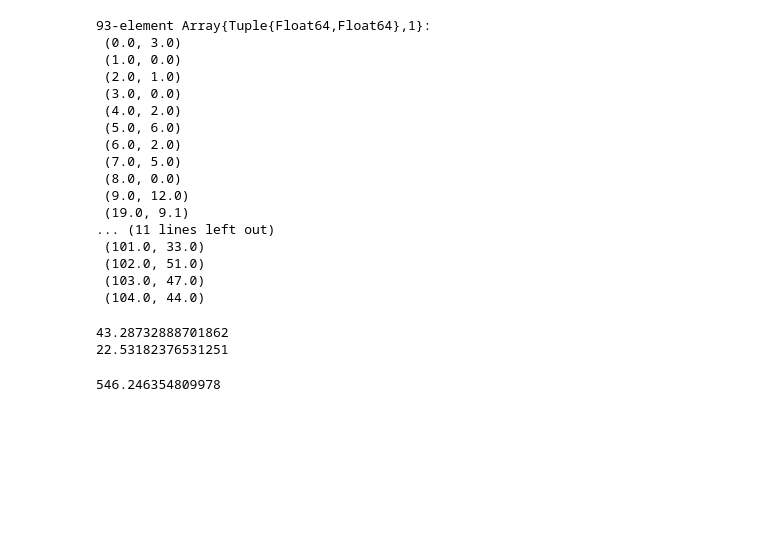
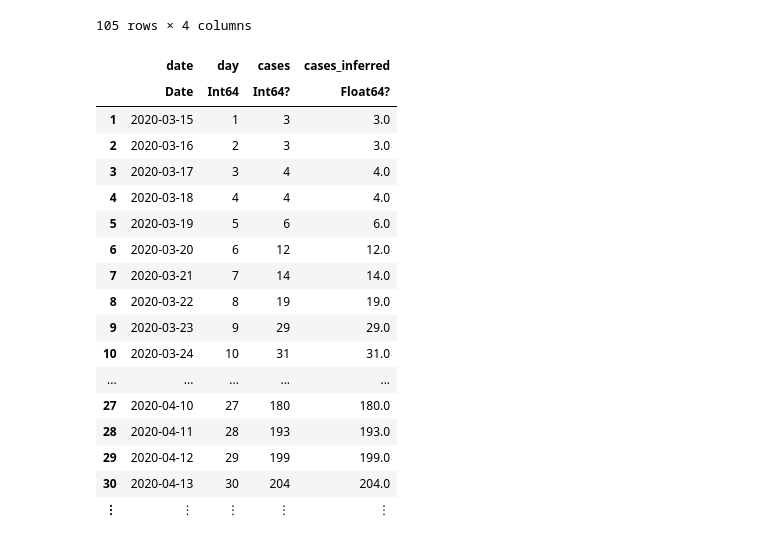
Before and after one commit to DevJac/covid-graphs, a Jupyter notebook: COVID19 in Davis County.ipynb, the cells around one changed output. Saved outputs shown, nothing was run; the diff lists cells and outputs as text; code cells hidden in the pictures; blank space fills up the shorter version.

Commit message:
Use DataFrames

```diff
--- a/COVID19 in Davis County.ipynb
+++ b/COVID19 in Davis County.ipynb
@@ -6,5 +10,5 @@ using QuadGK
 # %%
-davis_county = [
+d = [
     (Date(2020, 3, 15), 3),
     (Date(2020, 3, 16), 3),
     (Date(2020, 3, 17), 4),
@@ -104,4 +108,4 @@ davis_county = [
     (Date(2020, 6, 25), 989, 65, 4),
     (Date(2020, 6, 26), 1036, 70, 4),
     (Date(2020, 6, 27), 1080, 75, 4),
-]
+];
@@ -146,31 +111,0 @@ cumulative = [(i[1], i[2]) for i in davis_county]
-# %%
-daily_change = Tuple{Float64,Float64}[]
-for i in 1:length(davis_county)
-    if i == 1
-        push!(daily_change, (0, davis_county[i][2]))
-    else
-        case_delta = davis_county[i][2] - davis_county[i-1][2]
-        time_delta = (davis_county[i][1] - davis_county[i-1][1]).value
-        day = (davis_county[i][1] - davis_county[1][1]).value
-        push!(daily_change, (day, case_delta / time_delta))
-    end
-end
-daily_change
-# %% [output]
-93-element Array{Tuple{Float64,Float64},1}:
- (0.0, 3.0)
- (1.0, 0.0)
- (2.0, 1.0)
- (3.0, 0.0)
- (4.0, 2.0)
- (5.0, 6.0)
- (6.0, 2.0)
- (7.0, 5.0)
- (8.0, 0.0)
- (9.0, 12.0)
- (19.0, 9.1)
-... (11 lines left out)
- (101.0, 33.0)
- (102.0, 51.0)
- (103.0, 47.0)
- (104.0, 44.0)
@@ -184,8 +111,0 @@ plot!(predict(daily_change_model, start:stop))
-# %%
-davis_county_population = 356_000
-current_daily_growth = predict(daily_change_model, [stop])[1]
-println(current_daily_growth)
-println(davis_county_population / current_daily_growth / 365)
-# %% [output]
-43.28732888701862
-22.53182376531251
@@ -196,4 +112,28 @@ plot(start:stop, active_cases, legend=false)
-# %%
-active_cases(stop)
-# %% [output]
-546.246354809978
+# %%
+dates = d[1][1] : Day(1) : d[end][1]
+df = DataFrame(date=dates, day=1:length(dates), cases=missings(Int64, length(dates)))
+for t in d
+    df[df.date .== t[1], :cases] = [t[2]]
+end
+df.cases_inferred = Impute.interp(convert(Array{Union{Missing,Float64}}, df[:, :cases]))
+df
+# %% [output]
+105 rows × 4 columns
+|  | date | day | cases | cases_inferred |
+|  | Date | Int64 | Int64? | Float64? |
+| 1 | 2020-03-15 | 1 | 3 | 3.0 |
+| 2 | 2020-03-16 | 2 | 3 | 3.0 |
+| 3 | 2020-03-17 | 3 | 4 | 4.0 |
+| 4 | 2020-03-18 | 4 | 4 | 4.0 |
+| 5 | 2020-03-19 | 5 | 6 | 6.0 |
+| 6 | 2020-03-20 | 6 | 12 | 12.0 |
+| 7 | 2020-03-21 | 7 | 14 | 14.0 |
+| 8 | 2020-03-22 | 8 | 19 | 19.0 |
+| 9 | 2020-03-23 | 9 | 29 | 29.0 |
+| 10 | 2020-03-24 | 10 | 31 | 31.0 |
+| ... | ... | ... | ... | ... |
+| 27 | 2020-04-10 | 27 | 180 | 180.0 |
+| 28 | 2020-04-11 | 28 | 193 | 193.0 |
+| 29 | 2020-04-12 | 29 | 199 | 199.0 |
+| 30 | 2020-04-13 | 30 | 204 | 204.0 |
+| ⋮ | ⋮ | ⋮ | ⋮ | ⋮ |
```
Also changed, not shown: parts of 11 cells of this notebook, 2 other files.
